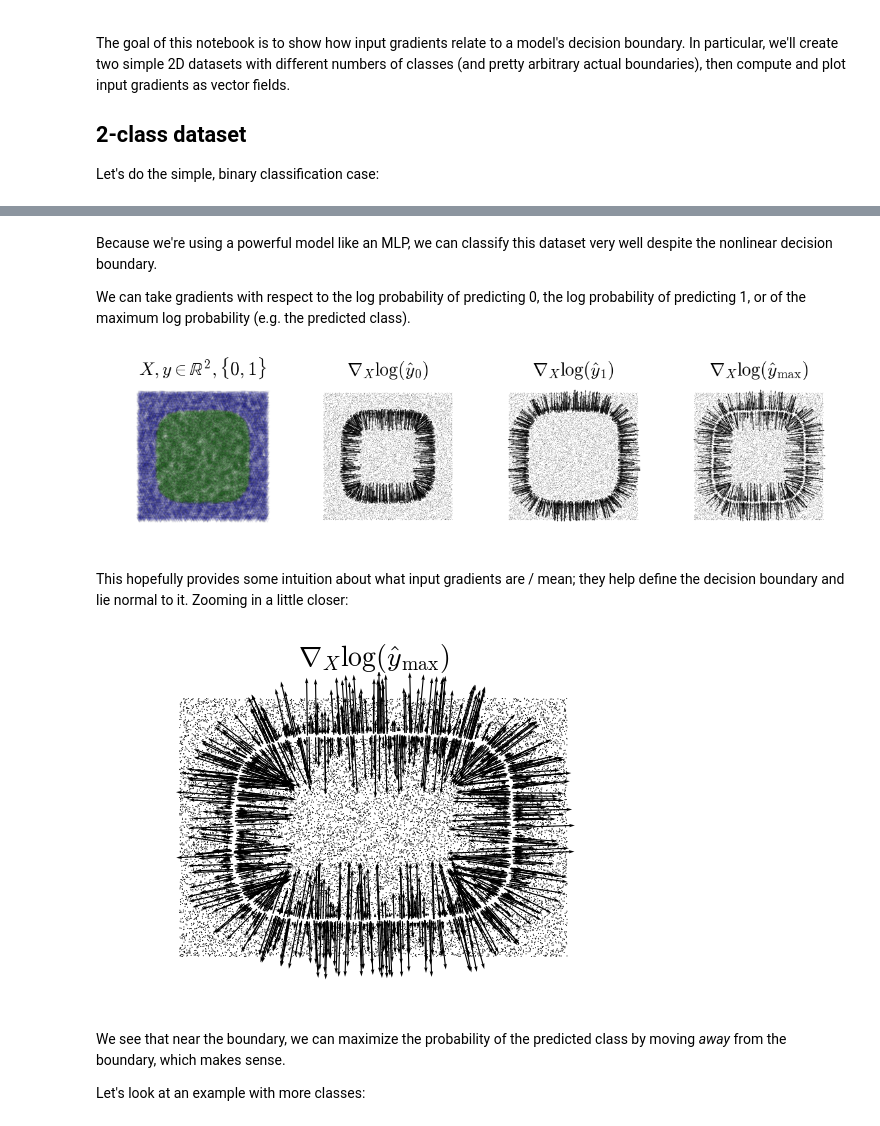
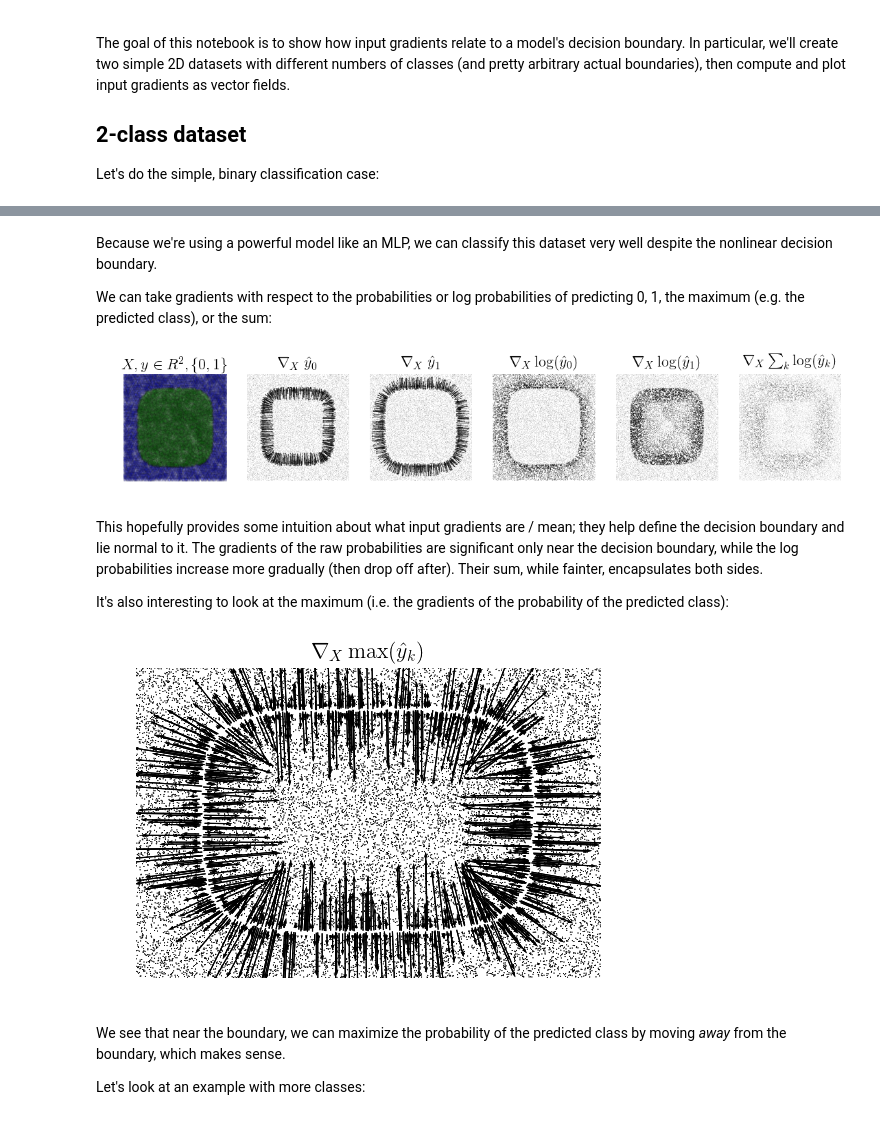
Before and after one commit to dtak/rrr, a Jupyter notebook: experiments/2D Intuition.ipynb, the cells around one changed output, grey strips where cells are left out. Cells and saved outputs as stored; diff of their text form; code cells hidden in the pictures.

```diff
--- a/experiments/2D Intuition.ipynb
+++ b/experiments/2D Intuition.ipynb
@@ -4,6 +4,7 @@ import sys; sys.path.append('../rrr')
 from multilayer_perceptron import *
 from figure_grid import *
 from local_linear_explanation import *
+plt.rcParams['text.usetex'] = True
 # %% [markdown]
 # 2D Intuition for Input Gradients
 
@@ -40,4 +41,4 @@ mlp.score(X,y)
 # %% [markdown]
 Because we're using a powerful model like an MLP, we can classify this dataset very well despite the nonlinear decision boundary.
 
-We can take gradients with respect to the log probability of predicting 0, the log probability of predicting 1, or of the maximum log probability (e.g. the predicted class).
+We can take gradients with respect to the probabilities or log probabilities of predicting 0, 1, the maximum (e.g. the predicted class), or the sum:
@@ -48,40 +45,64 @@ gradsp = mlp.input_gradients(X)
+# %%
+l_grads0 = mlp.input_gradients(X, scale='log', y=0)
+l_grads1 = mlp.input_gradients(X, scale='log', y=1)
+l_gradsm = mlp.input_gradients(X, scale='log', y='max')
+l_gradss = mlp.input_gradients(X, scale='log', y='sum')
+
+p_grads0 = mlp.input_gradients(X, scale='lin', y=0)
+p_grads1 = mlp.input_gradients(X, scale='lin', y=1)
+p_gradsm = mlp.input_gradients(X, scale='lin', y='max')
+p_gradss = mlp.input_gradients(X, scale='lin', y='sum')
 # %%
-plt.figure(figsize=(14,3))
-fs = 20
+plt.figure(figsize=(13.5,2))
+fs = 16
 
 def plot_grads(X, grads):
   plt.axis('off')
+  plt.xlim(X[:,0].min(), X[:,0].max())
+  plt.ylim(X[:,1].min(), X[:,1].max())
   plt.quiver(X[:,0], X[:,1], grads[:,0], grads[:,1])
 
-plt.subplot(141)
-plt.axis('off')
+plt.subplot(161)
 plt.title(r'$X,y\in\mathbb{R}^2,\{0,1\}$', fontsize=fs)
 plt.scatter(pos[:,0], pos[:,1], c='blue', marker='v', alpha=0.05)
 plt.scatter(neg[:,0], neg[:,1], c='green', alpha=0.05)
+plt.xlim(-50,50)
+plt.ylim(-50,50)
+plt.axis('off')
 
-plt.subplot(142)
+plt.subplot(164)
 plt.title(r'$\nabla_X \log(\hat{y}_0)$', fontsize=fs)
-plot_grads(X, grads0)
+plot_grads(X, l_grads0)
 
-plt.subplot(143)
+plt.subplot(165)
 plt.title(r'$\nabla_X \log(\hat{y}_1)$', fontsize=fs)
-plot_grads(X, grads1)
+plot_grads(X, l_grads1)
 
-plt.subplot(144)
-plt.title(r'$\nabla_X \log(\hat{y}_{\max})$', fontsize=fs)
-plot_grads(X, gradsp)
+plt.subplot(162)
+plt.title(r'$\nabla_X\ \hat{y}_0$', fontsize=fs)
+plot_grads(X, p_grads0)
+
+plt.subplot(163)
+plt.title(r'$\nabla_X\ \hat{y}_1$', fontsize=fs)
+plot_grads(X, p_grads1)
+
+plt.subplot(166)
+plt.title(r'$\nabla_X \sum_k \log(\hat{y}_k)$', fontsize=fs)
+plot_grads(X, l_gradss)
 
 plt.show()
 # %% [output]
-[figure, old version]
+[figure, new version]
-# %% [markdown]
-This hopefully provides some intuition about what input gradients are / mean; they help define the decision boundary and lie normal to it. Zooming in a little closer:
+# %% [markdown]
+This hopefully provides some intuition about what input gradients are / mean; they help define the decision boundary and lie normal to it. The gradients of the raw probabilities are significant only near the decision boundary, while the log probabilities increase more gradually (then drop off after). Their sum, while fainter, encapsulates both sides.
+
+It's also interesting to look at the maximum (i.e. the gradients of the probability of the predicted class):
 # %%
-plt.title(r'$\nabla_X \log(\hat{y}_{\max})$', fontsize=fs)
-plot_grads(X, gradsp)
+plt.title(r'$\nabla_X \max(\hat{y}_k)$', fontsize=fs)
+plot_grads(X, l_gradsm)
 plt.show()
 # %% [output]
-[figure, old version]
+[figure, new version]
 # %% [markdown]
 We see that near the boundary, we can maximize the probability of the predicted class by moving _away_ from the boundary, which makes sense.
 
```
Also changed, not shown: parts of 11 cells of this notebook, 5 other files.
